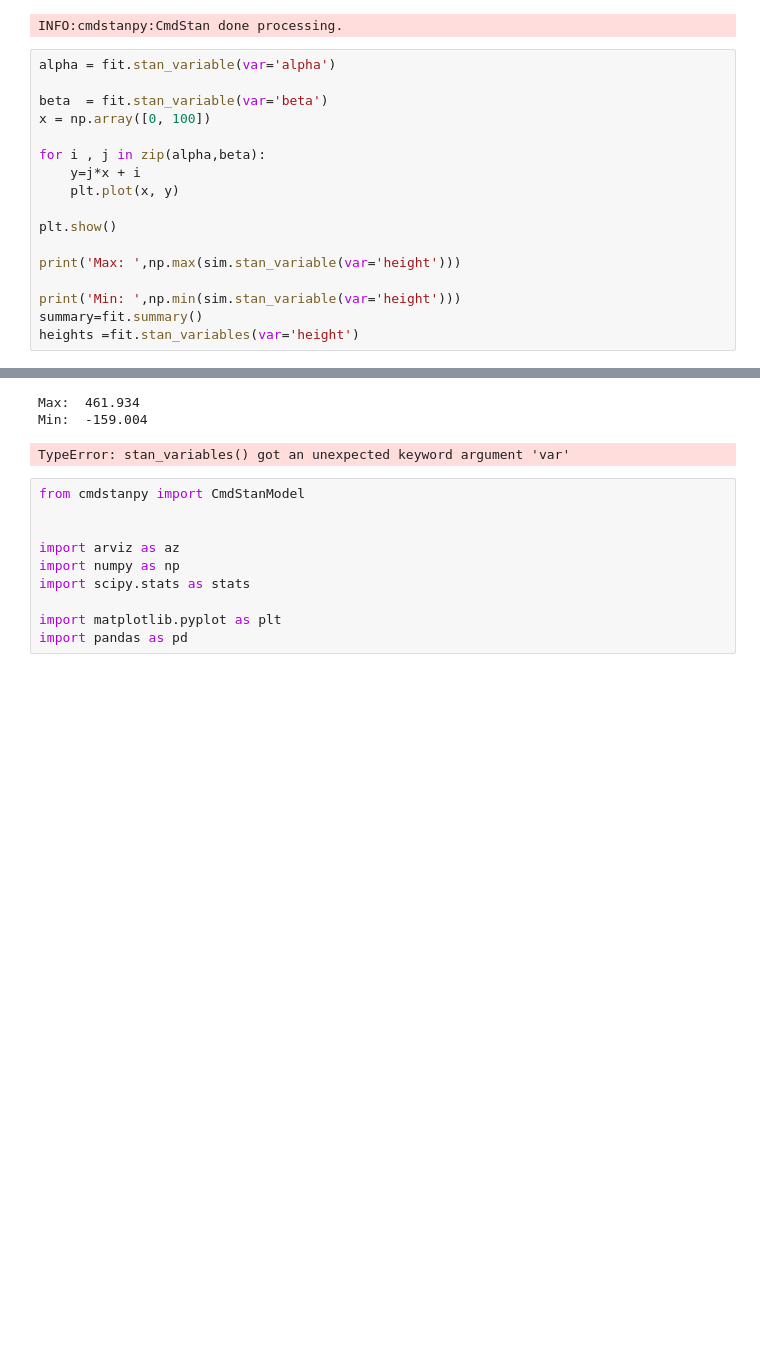
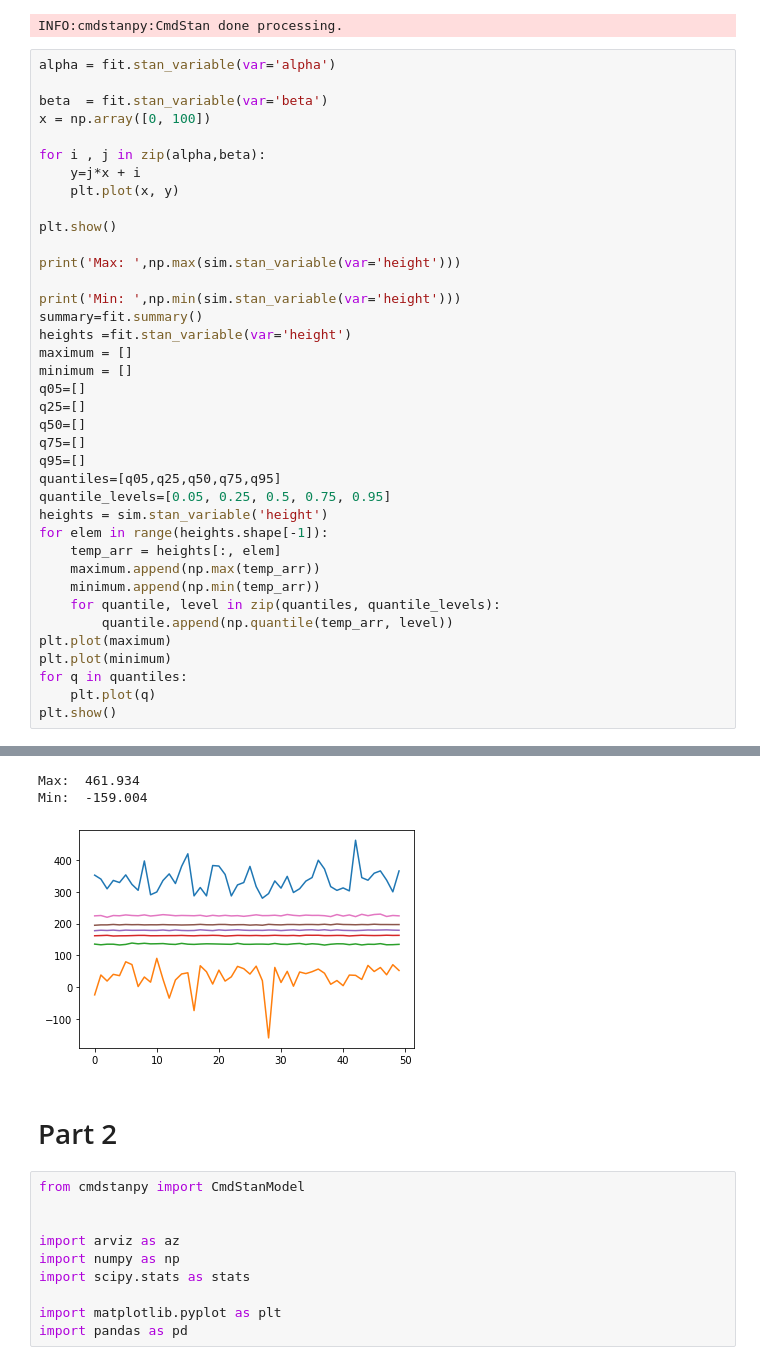
Before and after one commit to Katarzyna-W/DataAnalytics, a Jupyter notebook: Lab4/lab4.ipynb, the cells around one changed output, grey strips where cells are left out. Saved outputs shown, nothing was run; the diff lists cells and outputs as text; blank space fills up the shorter version.

```diff
--- a/Lab4/lab4.ipynb
+++ b/Lab4/lab4.ipynb
@@ -194,25 +219,48 @@ INFO:cmdstanpy:CmdStan done processing.
 # %%
 alpha = fit.stan_variable(var='alpha')
 
 beta  = fit.stan_variable(var='beta')
 x = np.array([0, 100])
 
 for i , j in zip(alpha,beta):
     y=j*x + i
     plt.plot(x, y)
 
 plt.show()
 
 print('Max: ',np.max(sim.stan_variable(var='height')))
 
 print('Min: ',np.min(sim.stan_variable(var='height')))
 summary=fit.summary()
-heights =fit.stan_variables(var='height')
+heights =fit.stan_variable(var='height')
+maximum = []
+minimum = []
+q05=[]
+q25=[]
+q50=[]
+q75=[]
+q95=[]
+quantiles=[q05,q25,q50,q75,q95]
+quantile_levels=[0.05, 0.25, 0.5, 0.75, 0.95]
+heights = sim.stan_variable('height')
+for elem in range(heights.shape[-1]):
+    temp_arr = heights[:, elem]
+    maximum.append(np.max(temp_arr))
+    minimum.append(np.min(temp_arr))
+    for quantile, level in zip(quantiles, quantile_levels):
+        quantile.append(np.quantile(temp_arr, level))
+plt.plot(maximum)
+plt.plot(minimum)
+for q in quantiles:
+    plt.plot(q)
+plt.show()
 # %% [output]
 [figure]
 Max:  461.934
 Min:  -159.004
-TypeError: stan_variables() got an unexpected keyword argument 'var'
+[figure, added]
+# %% [markdown]
+# Part 2
 # %%
 from cmdstanpy import CmdStanModel
 
```
Also changed, not shown: parts of 7 cells of this notebook, 9 other files.
